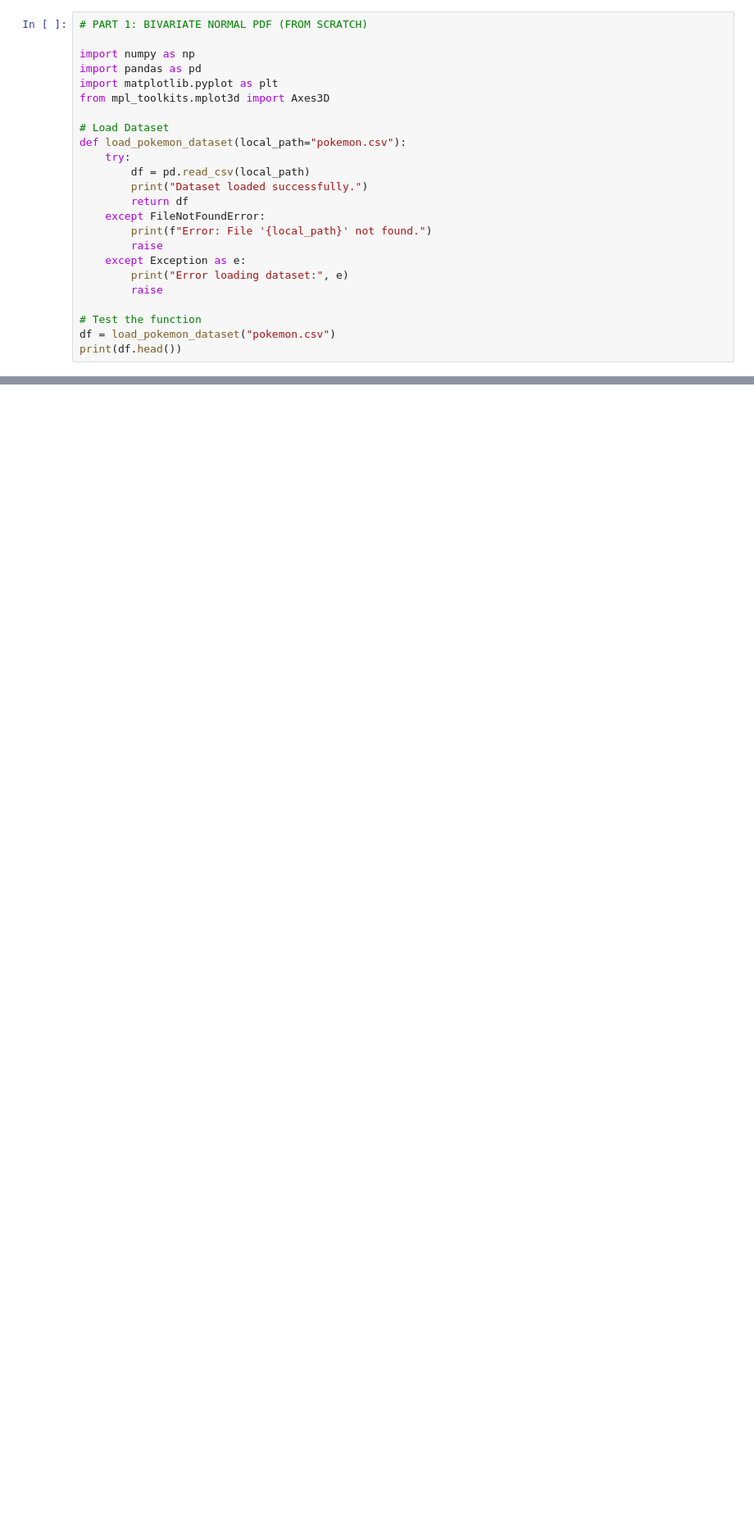
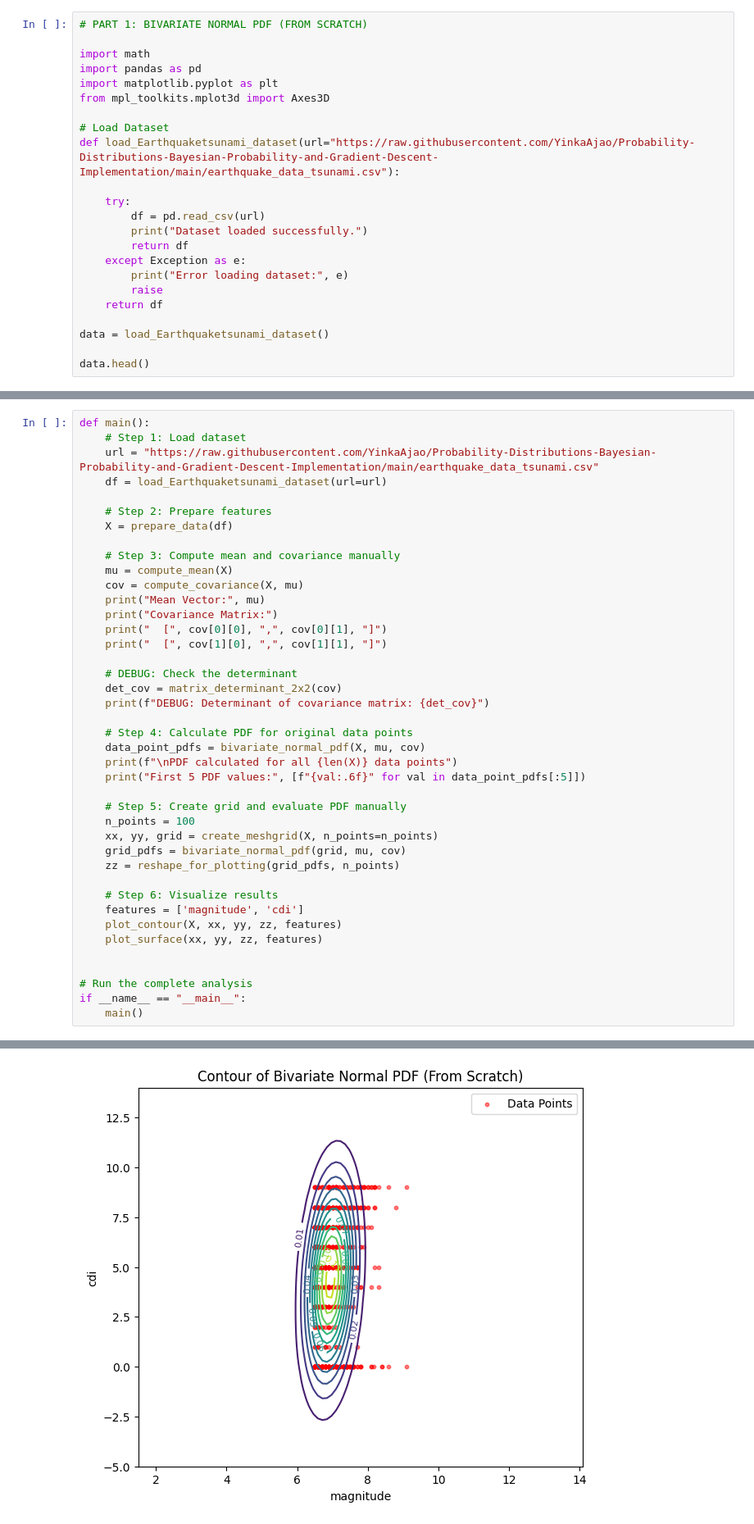
Before and after one commit to YinkaAjao/Boredomcollective_internship, a Jupyter notebook: Part_1_Probability_Distributions.ipynb, the cells around one changed output, grey strips where cells are left out. Shown: that part at 82% size. Cells and saved outputs as stored; diff of their text form; blank space fills up the shorter version.

Commit message:
Switched to a relevant dataset and removed all numpy functions used in calculation

```diff
--- a/Part_1_Probability_Distributions.ipynb
+++ b/Part_1_Probability_Distributions.ipynb
@@ -3,25 +3,24 @@
 # %%
 # PART 1: BIVARIATE NORMAL PDF (FROM SCRATCH)
 
-import numpy as np
+import math
 import pandas as pd
 import matplotlib.pyplot as plt
 from mpl_toolkits.mplot3d import Axes3D
 
 # Load Dataset
-def load_pokemon_dataset(local_path="pokemon.csv"):
+def load_Earthquaketsunami_dataset(url="https://raw.githubusercontent.com/YinkaAjao/Probability-Distributions-Bayesian-Probability-and-Gradient-Descent-Implementation/main/earthquake_data_tsunami.csv"):
+
     try:
-        df = pd.read_csv(local_path)
+        df = pd.read_csv(url)
         print("Dataset loaded successfully.")
         return df
-    except FileNotFoundError:
-        print(f"Error: File '{local_path}' not found.")
-        raise
     except Exception as e:
         print("Error loading dataset:", e)
         raise
+    return df
 
-# Test the function
-df = load_pokemon_dataset("pokemon.csv")
-print(df.head())
+data = load_Earthquaketsunami_dataset()
+
+data.head()
 # %% [output]
@@ -29,0 +232,42 @@ FileNotFoundError: [Errno 2] No such file or directory: 'pokemon.csv'
+# %%
+def main():
+    # Step 1: Load dataset
+    url = "https://raw.githubusercontent.com/YinkaAjao/Probability-Distributions-Bayesian-Probability-and-Gradient-Descent-Implementation/main/earthquake_data_tsunami.csv"
+    df = load_Earthquaketsunami_dataset(url=url)
+
+    # Step 2: Prepare features
+    X = prepare_data(df)
+
+    # Step 3: Compute mean and covariance manually
+    mu = compute_mean(X)
+    cov = compute_covariance(X, mu)
+    print("Mean Vector:", mu)
+    print("Covariance Matrix:")
+    print("  [", cov[0][0], ",", cov[0][1], "]")
+    print("  [", cov[1][0], ",", cov[1][1], "]")
+
+    # DEBUG: Check the determinant
+    det_cov = matrix_determinant_2x2(cov)
+    print(f"DEBUG: Determinant of covariance matrix: {det_cov}")
+
+    # Step 4: Calculate PDF for original data points
+    data_point_pdfs = bivariate_normal_pdf(X, mu, cov)
+    print(f"\nPDF calculated for all {len(X)} data points")
+    print("First 5 PDF values:", [f"{val:.6f}" for val in data_point_pdfs[:5]])
+
+    # Step 5: Create grid and evaluate PDF manually
+    n_points = 100
+    xx, yy, grid = create_meshgrid(X, n_points=n_points)
+    grid_pdfs = bivariate_normal_pdf(grid, mu, cov)
+    zz = reshape_for_plotting(grid_pdfs, n_points)
+
+    # Step 6: Visualize results
+    features = ['magnitude', 'cdi']
+    plot_contour(X, xx, yy, zz, features)
+    plot_surface(xx, yy, zz, features)
+
+
+# Run the complete analysis
+if __name__ == "__main__":
+    main()
+# %% [output]
@@ -29,0 +285 @@ FileNotFoundError: [Errno 2] No such file or directory: 'pokemon.csv'
+[figure, added]
```
Also changed, not shown: parts of 29 cells of this notebook.
